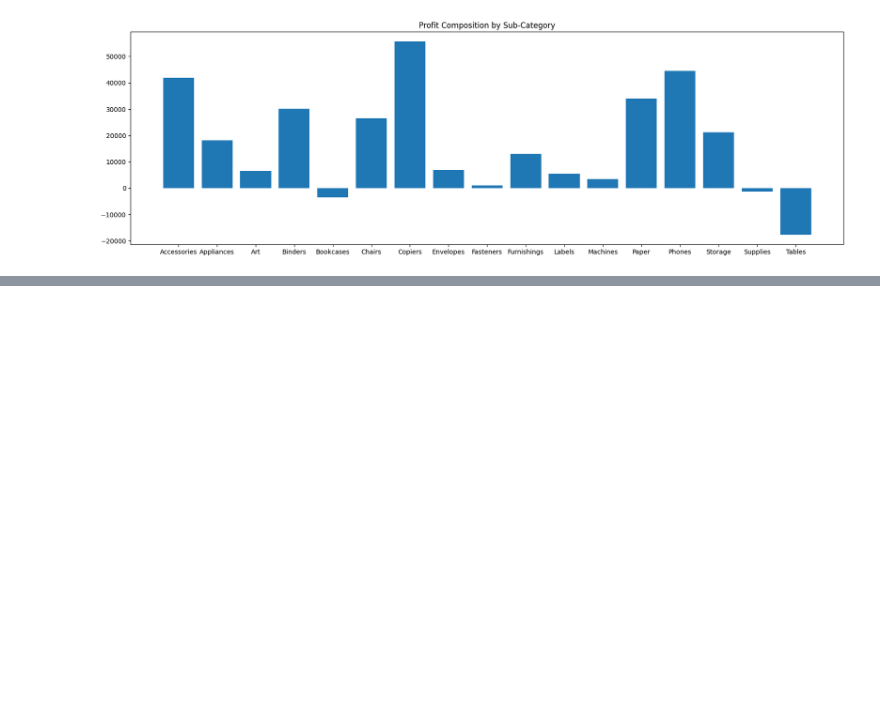
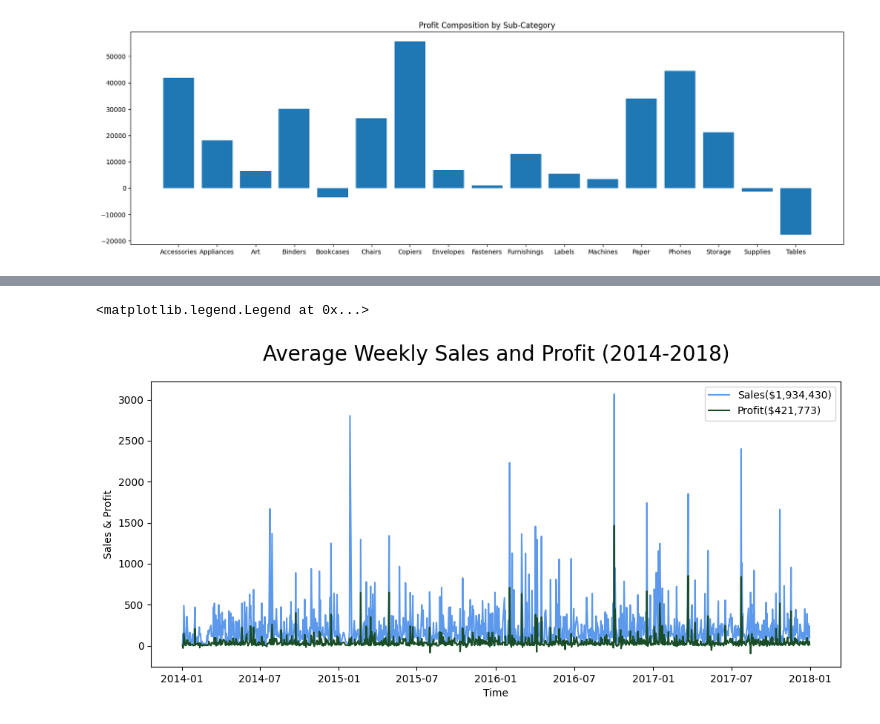
Before and after one commit to AlexxRomerro7/Store-Data-Analysis, a Jupyter notebook: StoreData.ipynb, the cells around one changed output, grey strips where cells are left out. Cells and saved outputs as stored; diff of their text form; code cells hidden in the pictures; blank space fills up the shorter version.

```diff
--- a/StoreData.ipynb
+++ b/StoreData.ipynb
@@ -169,0 +262,24 @@ Now that we see what categories and subcategories are most profitable, we must l
+# %%
+discount_rule_data = data[data['Discount'] < 0.21]
+pd.set_option('display.max_rows', 10)
+
+def round_value(var_value):
+    var_value = format(round(var_value, 2), ".2f")
+    return var_value
+
+total_sales_20 = discount_rule_data['Sales'].sum()
+total_profit_20 = discount_rule_data['Profit'].sum()
+total_sales = data['Sales'].sum()
+total_profit = data['Profit'].sum()
+sales_ratio = total_sales_20/total_sales
+profit_ratio = total_profit_20/total_profit
+
+
+print("Total Sales for original data:", round_value(total_sales))
+print("Total Profit for original data:", round_value(total_profit), "\n")
+
+print("Total Sales for data with less than or equal to 20% Discount:", round_value(total_sales_20))
+print("Total Profit for data with less than or equal to 20% Discount:", round_value(total_profit_20), "\n")
+
+print("This results in a change of sales by", round_value(sales_ratio),"%")
+print("This results in a change in profit by", round_value(profit_ratio),"%")
@@ -169,0 +295,17 @@ Now that we see what categories and subcategories are most profitable, we must l
+# %%
+# First of all, we are going to take only the subset of data for our purpose. (To keep things simple)
+df_line = discount_rule_data[['Order Date','Sales','Profit']].sort_values('Order Date') # Chronological Ordering
+df_line['Order Date'] = pd.to_datetime(df_line['Order Date']) # Converting into DateTime
+df_line = df_line.groupby('Order Date').mean() # Groupby to get the average Sales and Profit on each day
+
+# Visualizing the Line Chart
+plt.figure(figsize=[12,5])
+plt.plot(df_line.index, 'Sales', data=df_line, color='#5c99ed') # Avg Sales over Time
+plt.plot(df_line.index, 'Profit', data=df_line, color='#1a4d26') # Avg Profit over Time
+plt.title("Average Weekly Sales and Profit (2014-2018)", size=20, pad=20)
+plt.xlabel('Time')
+plt.ylabel('Sales & Profit')
+plt.legend(['Sales($1,934,430)','Profit($421,773)'])
+# %% [output]
+<matplotlib.legend.Legend at 0x...>
+[figure, added]
```
Also changed, not shown: parts of 19 cells of this notebook, 1 other file.
